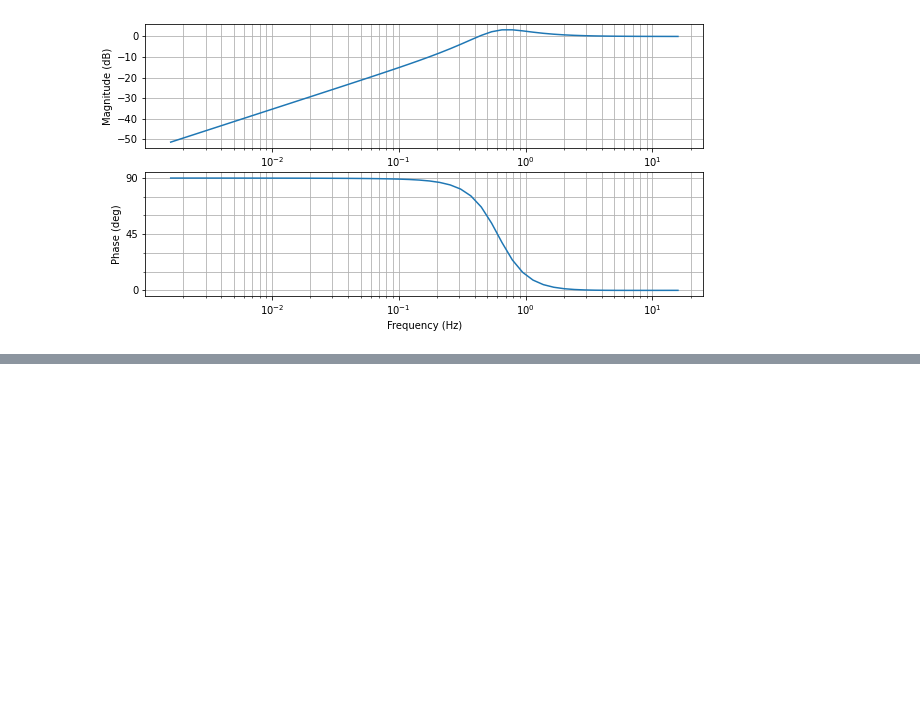
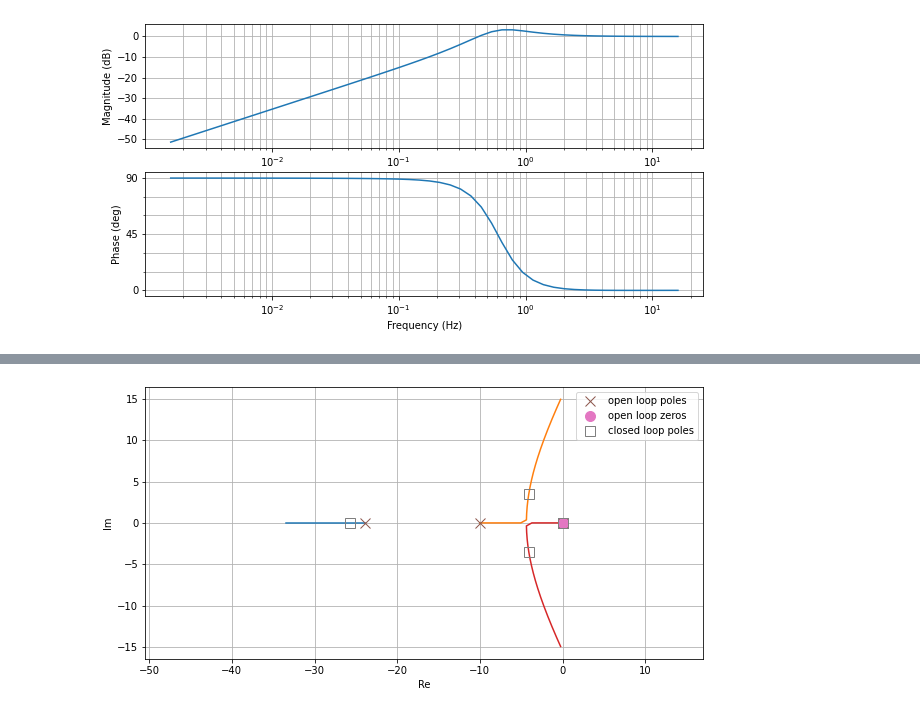
Before and after one commit to smallpondtom/aae451-notebook, a Jupyter notebook: 5-VTOL-Control/VTOL-Control.ipynb, the cells around one changed output, grey strips where cells are left out. Saved outputs shown, nothing was run; the diff lists cells and outputs as text; code cells hidden in the pictures; blank space fills up the shorter version.

```diff
--- a/5-VTOL-Control/VTOL-Control.ipynb
+++ b/5-VTOL-Control/VTOL-Control.ipynb
@@ -352,0 +478,12 @@ $\dfrac{M}{u_{roll}} = l G_{fan}$
+# %%
+# H = 0.29*(s/1 + 1)/(s/30 + 1)  # lead-lag
+
+kp = 0.000109064485537328
+ki = 1.09141322176216e-11
+kd = 1.3026117535107
+N = 23.9048692719336
+H = kp + ki / s + kd * (N / (1 + N * (1 / s)))
+
+my_root_locus(G*H, np.logspace(-10, 1, 1000))
+# %% [output]
+[figure, added]
```
Also changed, not shown: parts of 21 cells of this notebook.
